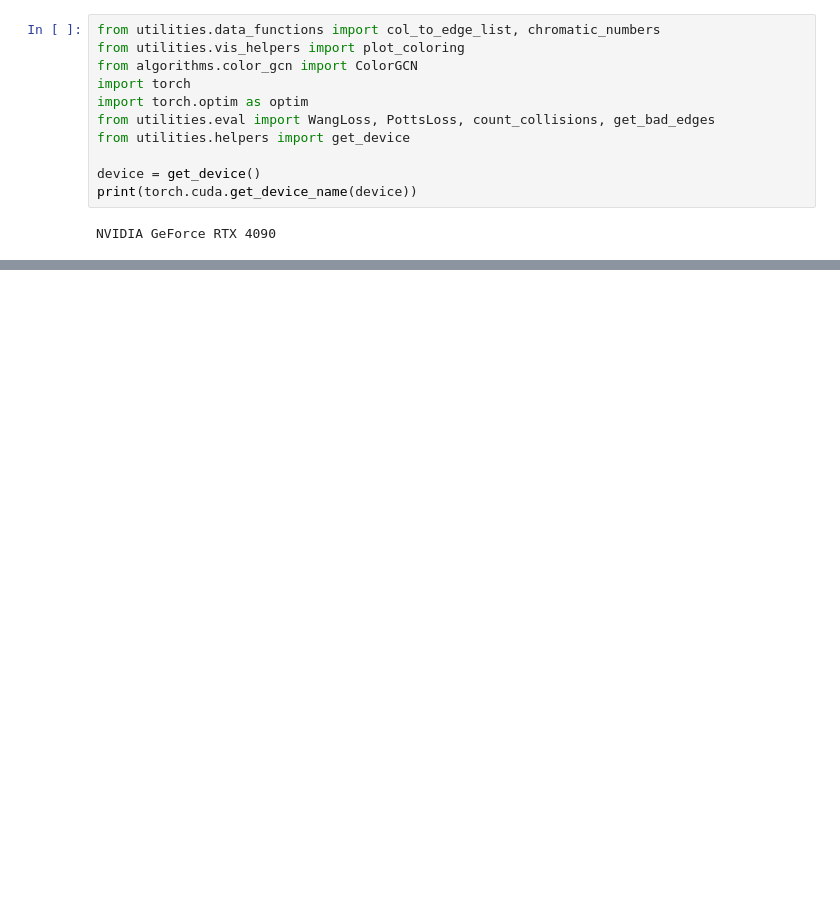
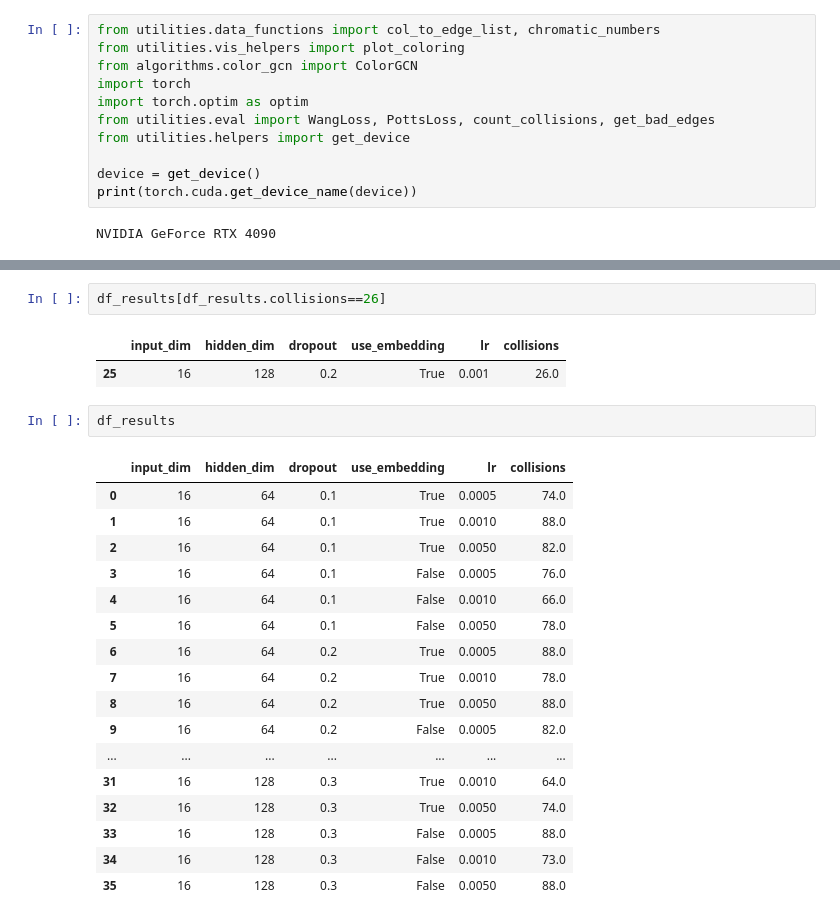
Before and after one commit to dipplestix/GNN, a Jupyter notebook: color_notebook.ipynb, the cells around one changed output, grey strips where cells are left out. Cells and saved outputs as stored; diff of their text form; blank space fills up the shorter version.

```diff
--- a/color_notebook.ipynb
+++ b/color_notebook.ipynb
@@ -208,0 +175,25 @@ for in_dim in tqdm([16], desc='in_dim'):
+# %%
+df_results[df_results.collisions==26]
+# %% [output]
+|  | input_dim | hidden_dim | dropout | use_embedding | lr | collisions |
+| 25 | 16 | 128 | 0.2 | True | 0.001 | 26.0 |
+# %%
+df_results
+# %% [output]
+|  | input_dim | hidden_dim | dropout | use_embedding | lr | collisions |
+| 0 | 16 | 64 | 0.1 | True | 0.0005 | 74.0 |
+| 1 | 16 | 64 | 0.1 | True | 0.0010 | 88.0 |
+| 2 | 16 | 64 | 0.1 | True | 0.0050 | 82.0 |
+| 3 | 16 | 64 | 0.1 | False | 0.0005 | 76.0 |
+| 4 | 16 | 64 | 0.1 | False | 0.0010 | 66.0 |
+| 5 | 16 | 64 | 0.1 | False | 0.0050 | 78.0 |
+| 6 | 16 | 64 | 0.2 | True | 0.0005 | 88.0 |
+| 7 | 16 | 64 | 0.2 | True | 0.0010 | 78.0 |
+| 8 | 16 | 64 | 0.2 | True | 0.0050 | 88.0 |
+| 9 | 16 | 64 | 0.2 | False | 0.0005 | 82.0 |
+| ... | ... | ... | ... | ... | ... | ... |
+| 31 | 16 | 128 | 0.3 | True | 0.0010 | 64.0 |
+| 32 | 16 | 128 | 0.3 | True | 0.0050 | 74.0 |
+| 33 | 16 | 128 | 0.3 | False | 0.0005 | 88.0 |
+| 34 | 16 | 128 | 0.3 | False | 0.0010 | 73.0 |
+| 35 | 16 | 128 | 0.3 | False | 0.0050 | 88.0 |
```
Also changed, not shown: parts of 13 cells of this notebook, 3 other files.
